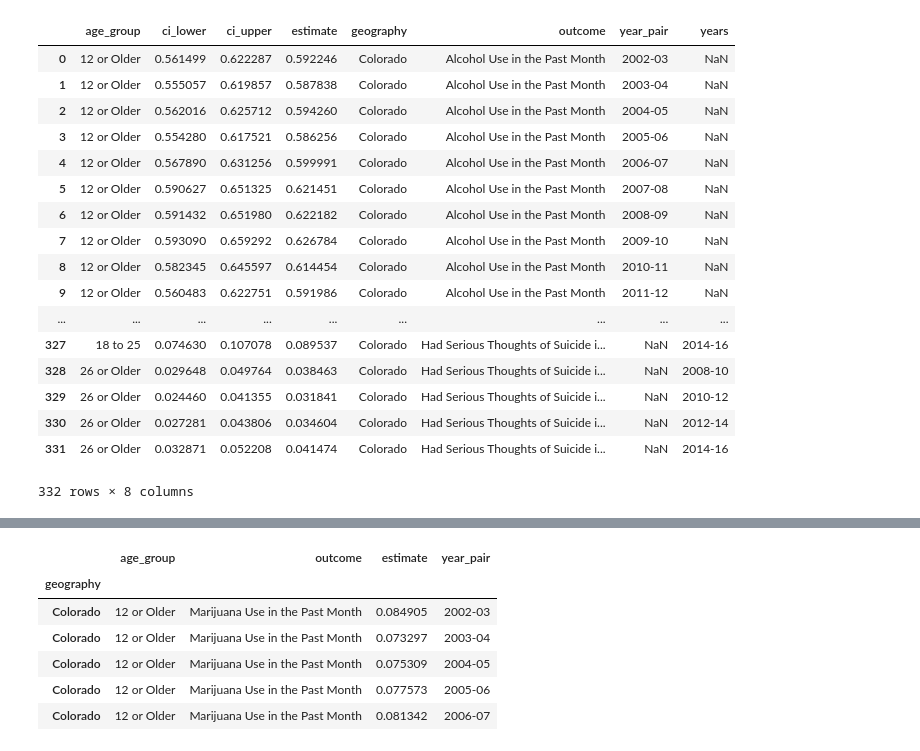
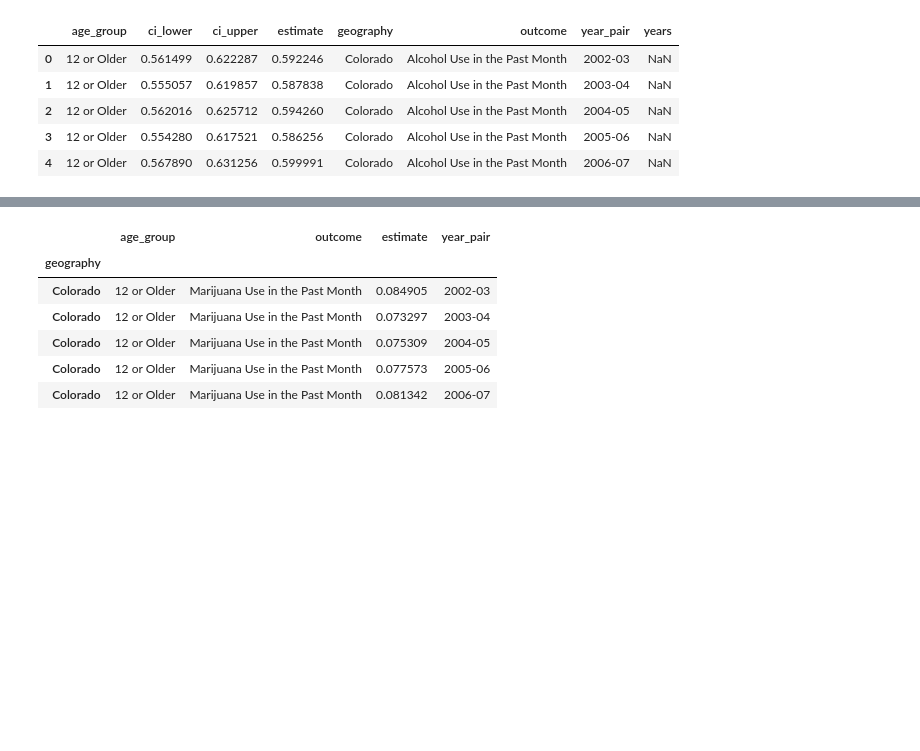
Before and after one commit to zdsteele/Project_1, a Jupyter notebook: Drug_Data_Years_Zach/Concatenated_df.ipynb, the cells around one changed output, grey strips where cells are left out. Drawn from its saved outputs; the diff is of its cells as text; code cells hidden in the pictures; blank space fills up the shorter version.

```diff
--- a/Drug_Data_Years_Zach/Concatenated_df.ipynb
+++ b/Drug_Data_Years_Zach/Concatenated_df.ipynb
@@ -1,35 +1,23 @@
 # %%
 import pandas as pd
 import glob
 import matplotlib.pyplot as plt
 
 path = r'D:\Data_Project\Drug_Data_Years_Zach' # use your path
 all_files = glob.glob(path + "/*.csv")
 
 
 df_from_each_file = (pd.read_csv(f) for f in all_files)
 concatenated_df   = pd.concat(df_from_each_file, ignore_index=True, sort=True)
 
-concatenated_df
+concatenated_df.head()
 # %% [output]
 |  | age_group | ci_lower | ci_upper | estimate | geography | outcome | year_pair | years |
 | 0 | 12 or Older | 0.561499 | 0.622287 | 0.592246 | Colorado | Alcohol Use in the Past Month | 2002-03 | NaN |
 | 1 | 12 or Older | 0.555057 | 0.619857 | 0.587838 | Colorado | Alcohol Use in the Past Month | 2003-04 | NaN |
 | 2 | 12 or Older | 0.562016 | 0.625712 | 0.594260 | Colorado | Alcohol Use in the Past Month | 2004-05 | NaN |
 | 3 | 12 or Older | 0.554280 | 0.617521 | 0.586256 | Colorado | Alcohol Use in the Past Month | 2005-06 | NaN |
 | 4 | 12 or Older | 0.567890 | 0.631256 | 0.599991 | Colorado | Alcohol Use in the Past Month | 2006-07 | NaN |
-| 5 | 12 or Older | 0.590627 | 0.651325 | 0.621451 | Colorado | Alcohol Use in the Past Month | 2007-08 | NaN |
-| 6 | 12 or Older | 0.591432 | 0.651980 | 0.622182 | Colorado | Alcohol Use in the Past Month | 2008-09 | NaN |
-| 7 | 12 or Older | 0.593090 | 0.659292 | 0.626784 | Colorado | Alcohol Use in the Past Month | 2009-10 | NaN |
-| 8 | 12 or Older | 0.582345 | 0.645597 | 0.614454 | Colorado | Alcohol Use in the Past Month | 2010-11 | NaN |
-| 9 | 12 or Older | 0.560483 | 0.622751 | 0.591986 | Colorado | Alcohol Use in the Past Month | 2011-12 | NaN |
-| ... | ... | ... | ... | ... | ... | ... | ... | ... |
-| 327 | 18 to 25 | 0.074630 | 0.107078 | 0.089537 | Colorado | Had Serious Thoughts of Suicide i... | NaN | 2014-16 |
-| 328 | 26 or Older | 0.029648 | 0.049764 | 0.038463 | Colorado | Had Serious Thoughts of Suicide i... | NaN | 2008-10 |
-| 329 | 26 or Older | 0.024460 | 0.041355 | 0.031841 | Colorado | Had Serious Thoughts of Suicide i... | NaN | 2010-12 |
-| 330 | 26 or Older | 0.027281 | 0.043806 | 0.034604 | Colorado | Had Serious Thoughts of Suicide i... | NaN | 2012-14 |
-| 331 | 26 or Older | 0.032871 | 0.052208 | 0.041474 | Colorado | Had Serious Thoughts of Suicide i... | NaN | 2014-16 |
-332 rows × 8 columns
 # %%
 # Locking onto Colorado
 geography_df = concatenated_df.set_index(['geography'])
```
Also changed, not shown: parts of 2 cells of this notebook.
